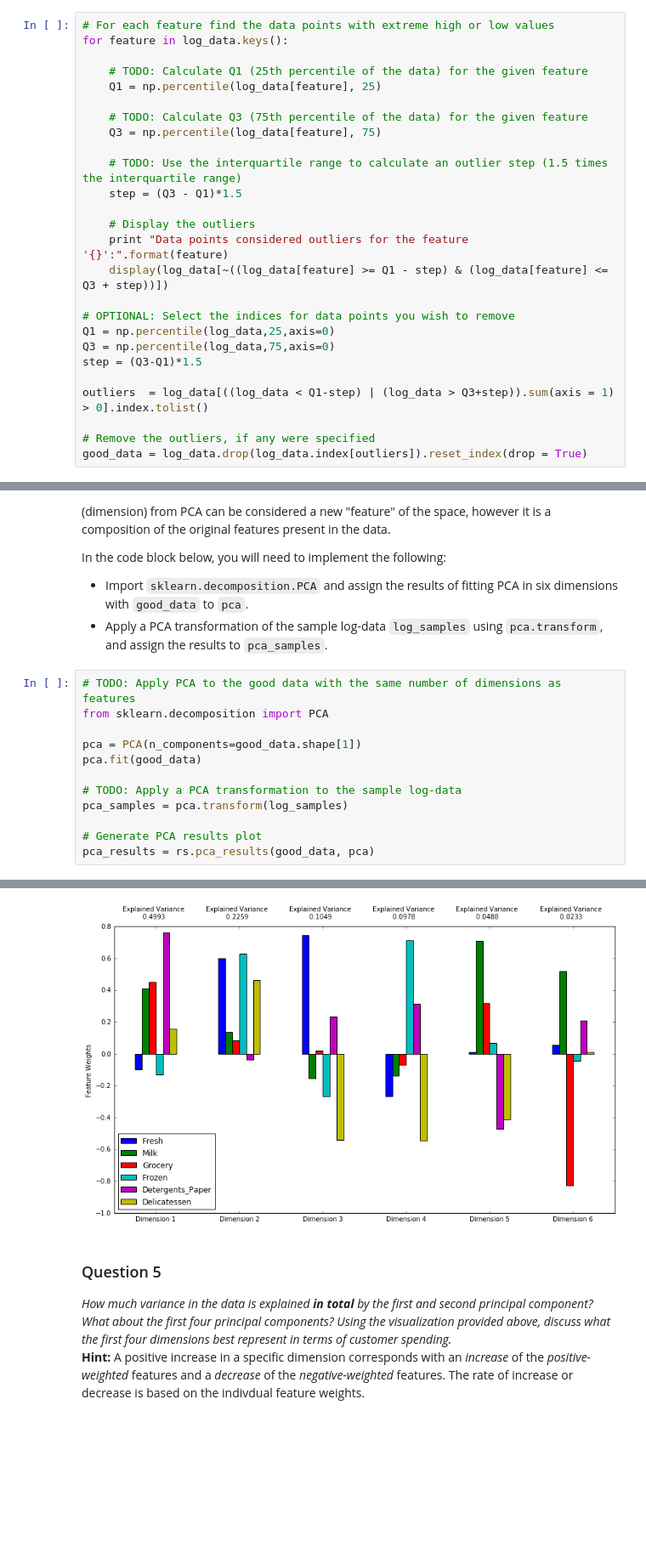
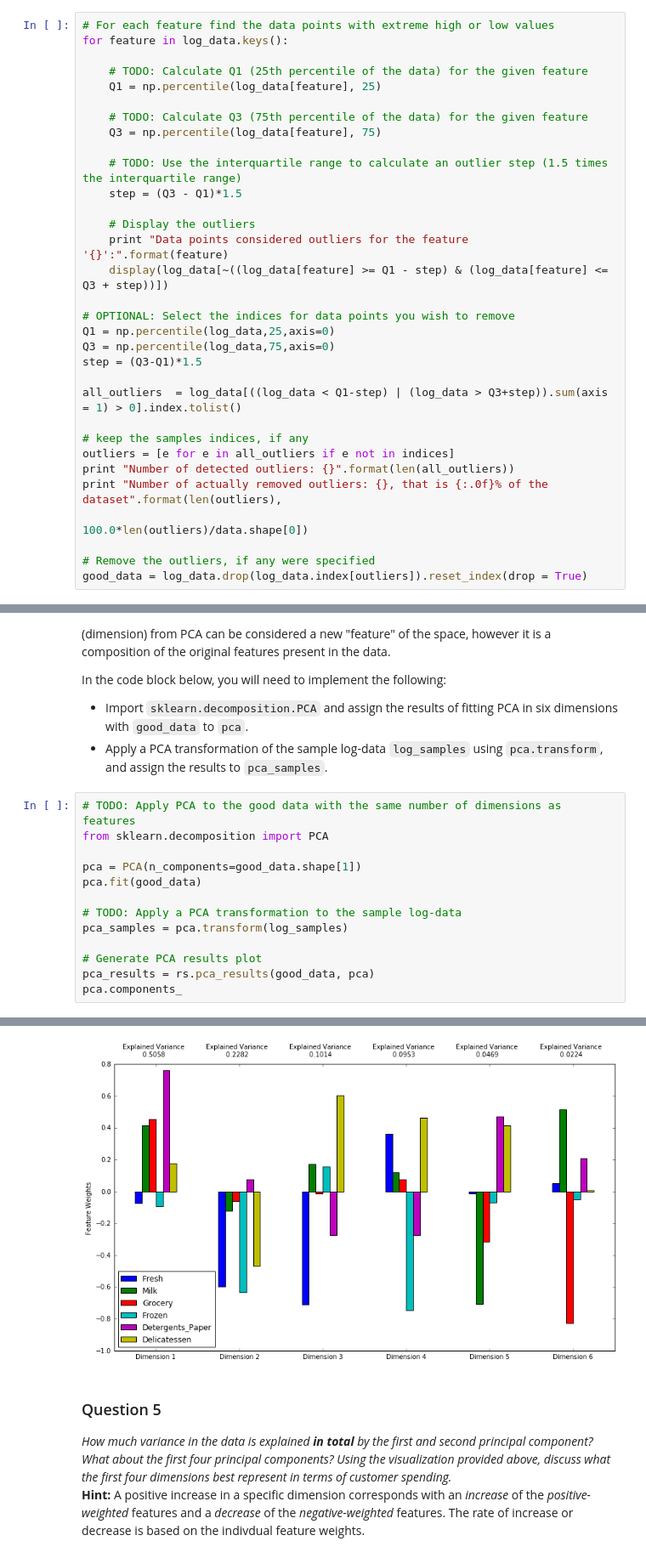
Before and after one commit to antoniodeblasi/MLND, a Jupyter notebook: projects/customer_segments/customer_segments.ipynb, the cells around one changed output, grey strips where cells are left out. Shown at 85% size. Cells and saved outputs as stored; diff of their text form; blank space fills up the shorter version.

```diff
--- a/projects/customer_segments/customer_segments.ipynb
+++ b/projects/customer_segments/customer_segments.ipynb
@@ -202,7 +204,13 @@ Q1 = np.percentile(log_data,25,axis=0)
 Q3 = np.percentile(log_data,75,axis=0)
 step = (Q3-Q1)*1.5
 
-outliers  = log_data[((log_data < Q1-step) | (log_data > Q3+step)).sum(axis = 1) > 0].index.tolist()
+all_outliers  = log_data[((log_data < Q1-step) | (log_data > Q3+step)).sum(axis = 1) > 0].index.tolist()
+
+# keep the samples indices, if any
+outliers = [e for e in all_outliers if e not in indices]
+print "Number of detected outliers: {}".format(len(all_outliers))
+print "Number of actually removed outliers: {}, that is {:.0f}% of the dataset".format(len(outliers),
+                                                                                100.0*len(outliers)/data.shape[0])
 
 # Remove the outliers, if any were specified
 good_data = log_data.drop(log_data.index[outliers]).reset_index(drop = True)
@@ -295,4 +306,5 @@ pca_samples = pca.transform(log_samples)
 
 # Generate PCA results plot
 pca_results = rs.pca_results(good_data, pca)
+pca.components_
 # %% [output]
@@ -299,4 +323,4 @@ pca_results = rs.pca_results(good_data, pca)
-[figure, old version]
+[figure, new version]
 # %% [markdown]
 ### Question 5
 *How much variance in the data is explained* ***in total*** *by the first and second principal component? What about the first four principal components? Using the visualization provided above, discuss what the first four dimensions best represent in terms of customer spending.*
```
Also changed, not shown: parts of 39 cells of this notebook.
